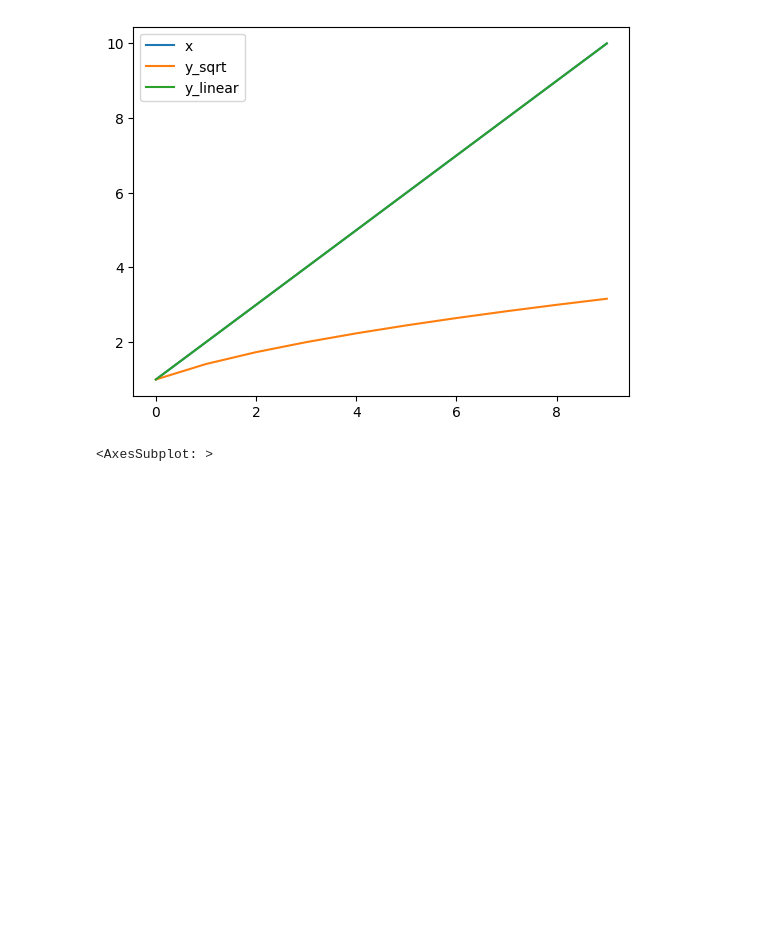
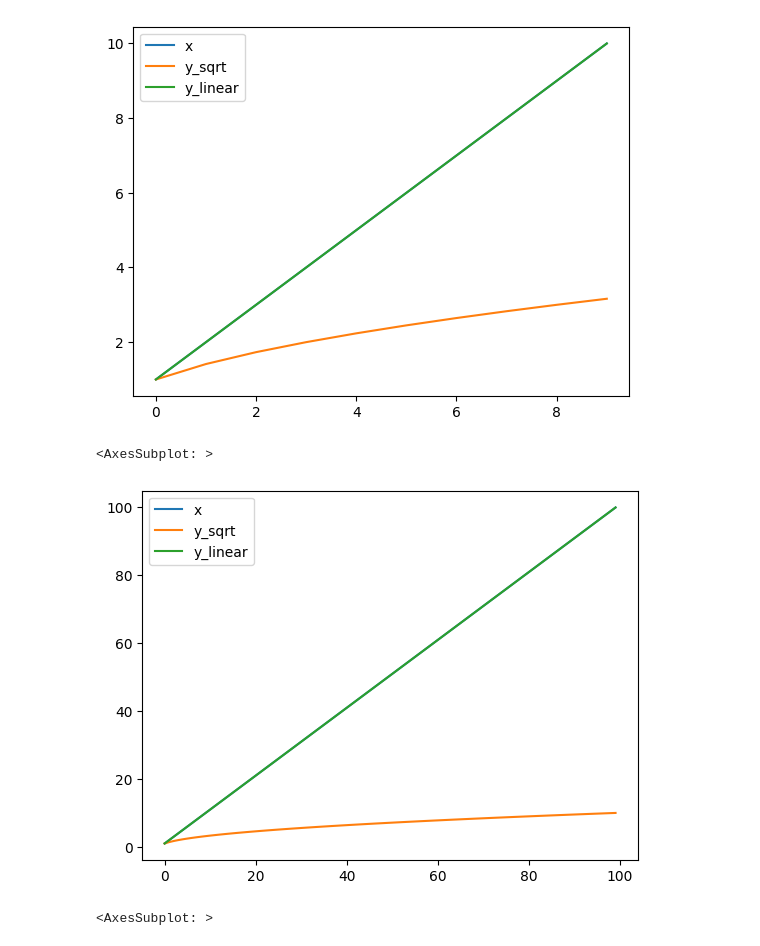
Before and after one commit to sanket-k/DOAs, a Jupyter notebook: Quadratic_function.ipynb, the cells around one changed output. Drawn from its saved outputs; the diff is of its cells as text; code cells hidden in the pictures; blank space fills up the shorter version.

Commit message:
updating multiple graphs

```diff
--- a/Quadratic_function.ipynb
+++ b/Quadratic_function.ipynb
@@ -15,4 +15,9 @@ numbers_df.plot()
 # %% [output]
 <AxesSubplot: >
 [figure]
+# %%
+numbers_df[0:100].plot()
+# %% [output]
+<AxesSubplot: >
+[figure, added]
 # %%
```
Also changed, not shown: parts of 2 cells of this notebook.
